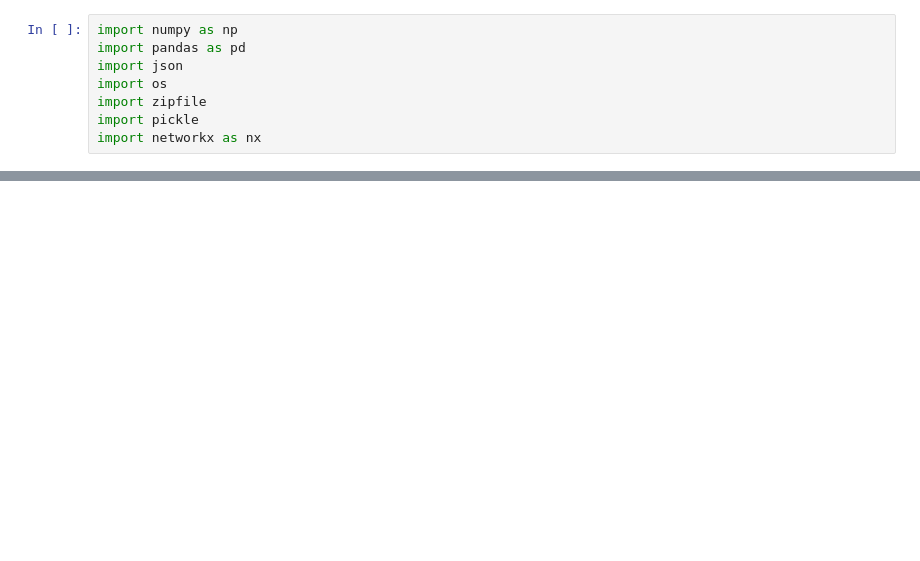
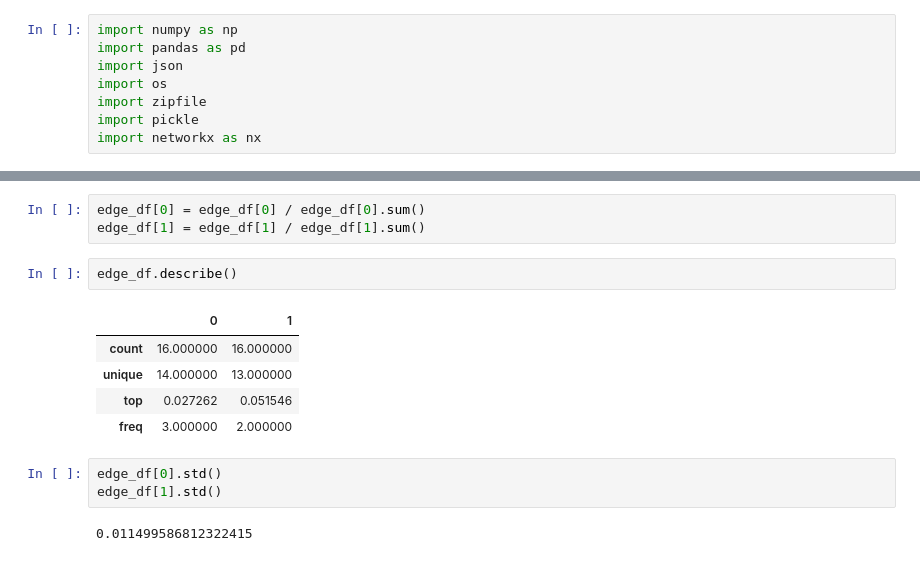
Before and after one commit to paperg/LID-DS-RAW, a Jupyter notebook: tools/analyze/syscall_graph.ipynb, the cells around one changed output, grey strips where cells are left out. Saved outputs shown, nothing was run; the diff lists cells and outputs as text; blank space fills up the shorter version.

```diff
--- a/tools/analyze/syscall_graph.ipynb
+++ b/tools/analyze/syscall_graph.ipynb
@@ -27,0 +196,16 @@ with zipfile.ZipFile('K:/hids/dataSet/CWE-89-SQL-injection/test/normal/handsome_
+# %%
+edge_df[0] = edge_df[0] / edge_df[0].sum()
+edge_df[1] = edge_df[1] / edge_df[1].sum()
+# %%
+edge_df.describe()
+# %% [output]
+|  | 0 | 1 |
+| count | 16.000000 | 16.000000 |
+| unique | 14.000000 | 13.000000 |
+| top | 0.027262 | 0.051546 |
+| freq | 3.000000 | 2.000000 |
+# %%
+edge_df[0].std()
+edge_df[1].std()
+# %% [output]
+0.011499586812322415
```
Also changed, not shown: parts of 18 cells of this notebook, 17 other files.
